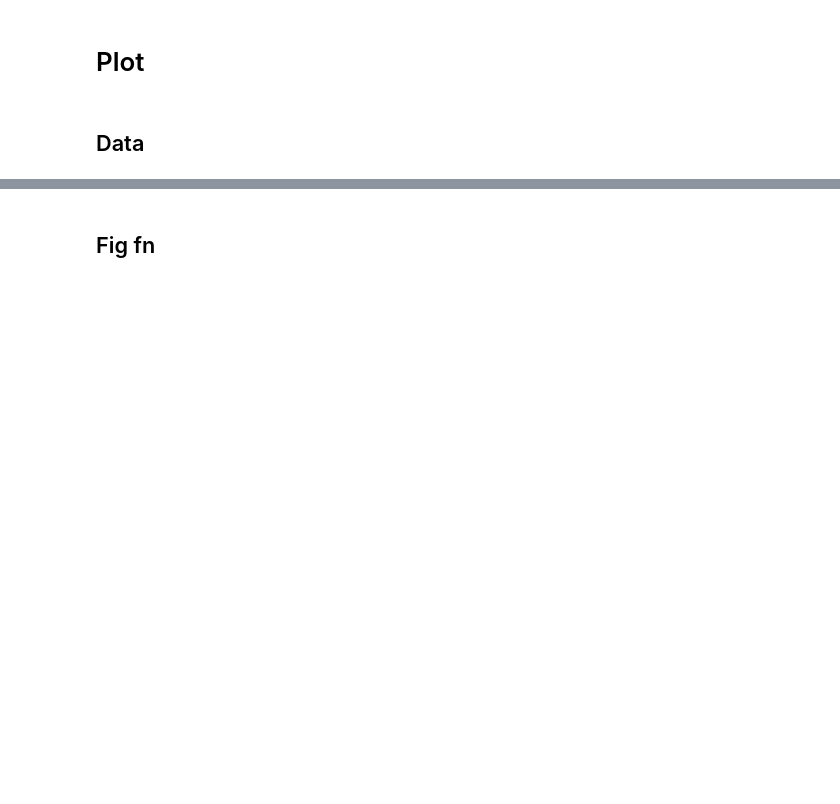
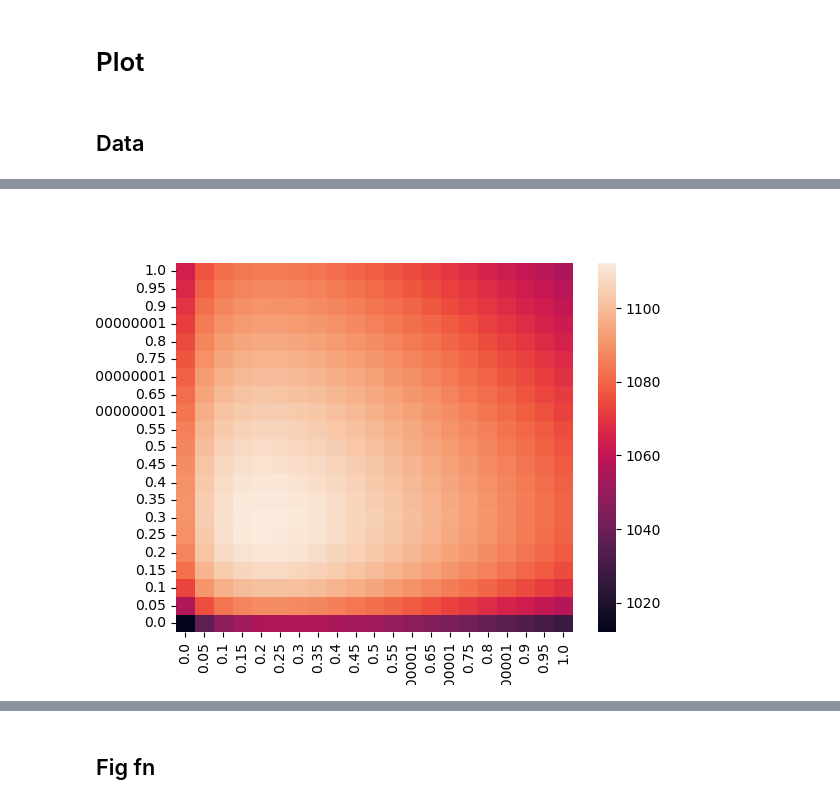
Before and after one commit to nt409/quant-res-doses, a Jupyter notebook: notebooks/102_fig2.ipynb, the cells around one changed output, grey strips where cells are left out. Saved outputs shown, nothing was run; the diff lists cells and outputs as text; code cells hidden in the pictures; blank space fills up the shorter version.

```diff
--- a/notebooks/102_fig2.ipynb
+++ b/notebooks/102_fig2.ipynb
@@ -91,4 +93,31 @@ df_use
 441 rows × 5 columns
+# %%
+df_use2 = (
+    df_in.join(
+        df_in
+        .drop(['run', 'year'], axis=1)
+        .groupby(['dose_A', 'dose_B'])
+        .cumsum()
+        .rename(columns = lambda x: 'cum_'+str(x))
+    )
+    .assign(
+        av_sev = lambda df: df.cum_sev/df.year,
+        av_yld = lambda df: df.cum_yld/df.year,
+        av_econ = lambda df: df.cum_econ/df.year,
+    )
+    .loc[lambda df: df.year==15]
+)
+# %%
+f, ax = plt.subplots()
+
+sns.heatmap(
+    data=df_use2.pivot(index='dose_B', columns='dose_A', values='av_econ'),
+    ax=ax,
+)
+
+ax.invert_yaxis()
+# %% [output]
+[figure, added]
 # %%
 f, ax = plt.subplots()
 
```
Also changed, not shown: parts of 3 cells of this notebook, 3 other files.
